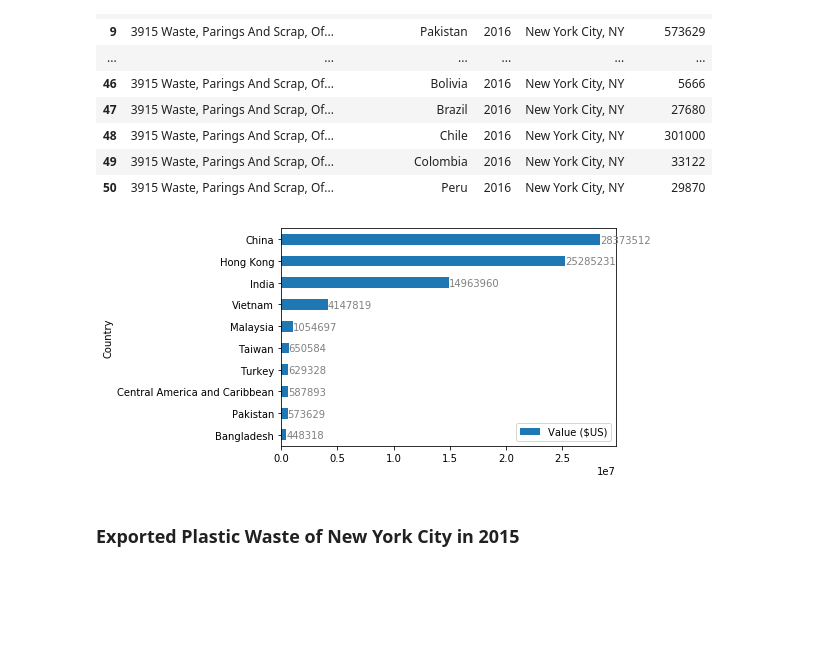
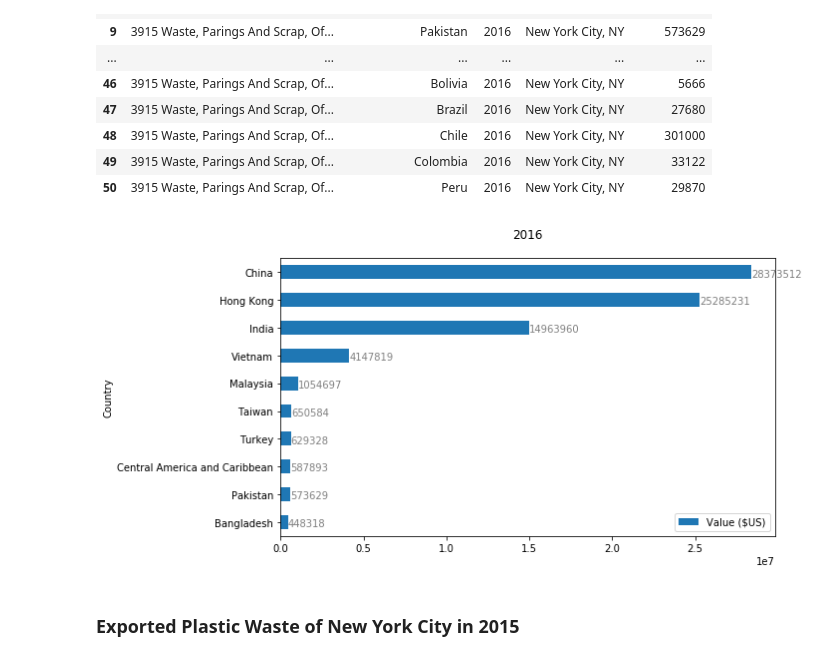
Before and after one commit to dyncdyn/data-studio-projects, a Jupyter notebook: Project1.Trash_Trade/Project1.TrashTrade_Data.ipynb, the cells around one changed output. Cells and saved outputs as stored; diff of their text form; code cells hidden in the pictures; blank space fills up the shorter version.

```diff
--- a/Project1.Trash_Trade/Project1.TrashTrade_Data.ipynb
+++ b/Project1.Trash_Trade/Project1.TrashTrade_Data.ipynb
@@ -390,10 +386,14 @@ df_nyc2_c
 | 56 | 3915 Waste, Parings And Scrap, Of... | Venezuela | 2018 | New York City, NY | 16189 |
 # %%
 ax = df_nyc2_c.sort_values(by = 'Value ($US)', ascending = False).head(10).\
-    plot(kind = 'barh', x = 'Country', y ='Value ($US)', )
+    plot(kind = 'barh', x = 'Country', y ='Value ($US)', figsize = (10,5))
 for i in ax.patches:
     ax.text(i.get_width(), i.get_y()+.41, \
             str(i.get_width()), fontsize=10, color='grey')
 
 plt.gca().invert_yaxis()
+
+plt.title("2018", fontsize = 12, pad = 20)
+plt.tight_layout()
+plt.savefig('output6.png')
 # %% [output]
@@ -472,10 +472,13 @@ df_nyc3_c
 | 44 | 3915 Waste, Parings And Scrap, Of... | Chile | 2017 | New York City, NY | 16674 |
 # %%
 ax = df_nyc3_c.sort_values(by = 'Value ($US)', ascending = False).head(10).\
-    plot(kind = 'barh', x = 'Country', y ='Value ($US)', )
+    plot(kind = 'barh', x = 'Country', y ='Value ($US)', figsize = (10,5))
 for i in ax.patches:
     ax.text(i.get_width(), i.get_y()+.41, \
             str(i.get_width()), fontsize=10, color='grey')
 
 plt.gca().invert_yaxis()
+plt.title("2017", fontsize = 12, pad = 20)
+plt.tight_layout()
+plt.savefig('output7.png')
 # %% [output]
@@ -555,14 +558,18 @@ df_nyc4_c
 | 50 | 3915 Waste, Parings And Scrap, Of... | Peru | 2016 | New York City, NY | 29870 |
 # %%
 ax = df_nyc4_c.sort_values(by = 'Value ($US)', ascending = False).head(10).\
-    plot(kind = 'barh', x = 'Country', y ='Value ($US)', )
+    plot(kind = 'barh', x = 'Country', y ='Value ($US)', figsize = (10,5))
 for i in ax.patches:
     ax.text(i.get_width(), i.get_y()+.41, \
             str(i.get_width()), fontsize=10, color='grey')
 
 plt.gca().invert_yaxis()
+
+plt.title("2016", fontsize = 12, pad = 20)
+plt.tight_layout()
+plt.savefig('output8.png')
 # %% [output]
-[figure, old version]
+[figure, new version]
 # %% [markdown]
 ### Exported Plastic Waste of New York City in 2015
 # %%
```
Also changed, not shown: parts of 11 cells of this notebook.
